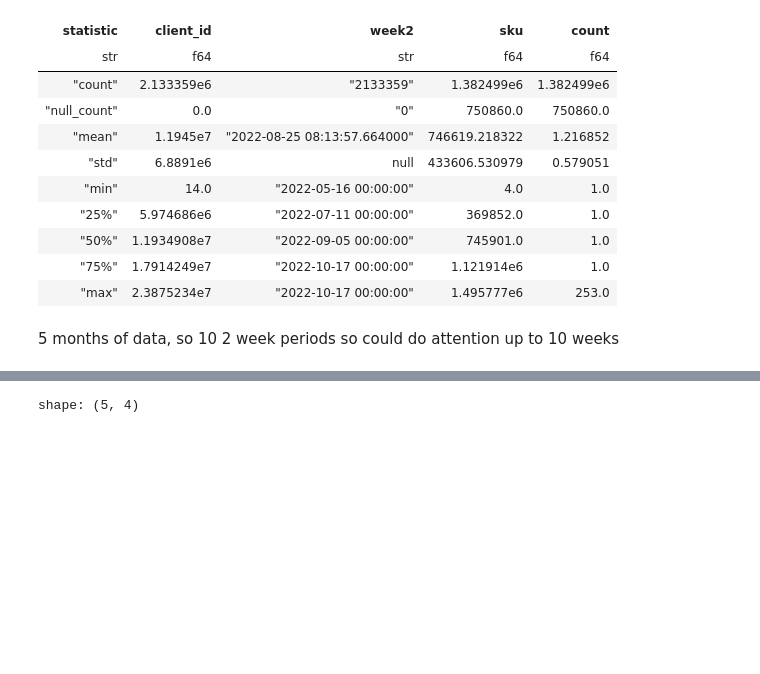
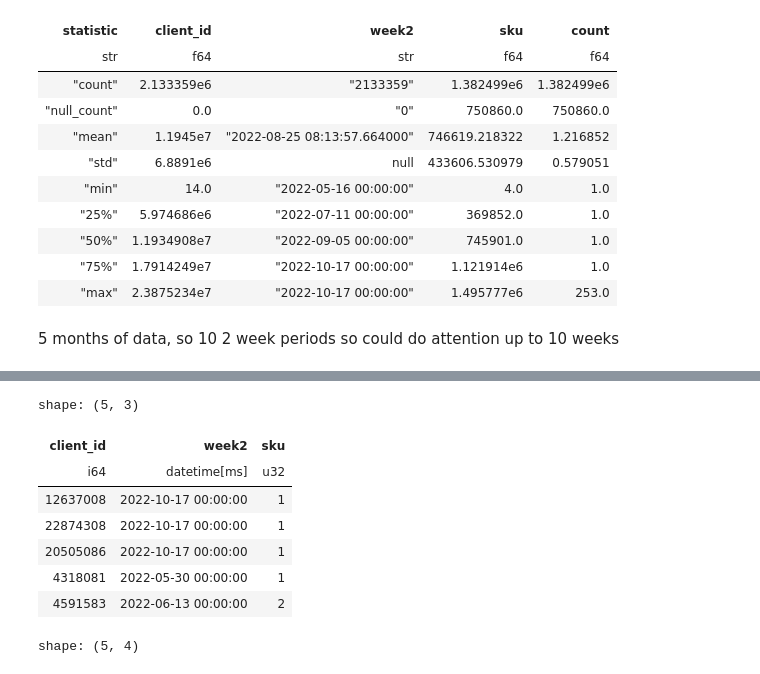
Before and after one commit to seanv507/recsys2025, a Jupyter notebook: analyse.ipynb, the cells around one changed output, grey strips where cells are left out. Drawn from its saved outputs; the diff is of its cells as text; code cells hidden in the pictures; blank space fills up the shorter version.

```diff
--- a/analyse.ipynb
+++ b/analyse.ipynb
@@ -740,4 +777,16 @@ shape: (6, 4)
 | 2022-10-17 00:00:00 | 14121227 | 0 | 0 |
+# %%
+df_train = df_pb_hist.group_by(["client_id","week2"]).agg(pl.col("sku").n_unique()).group_by()
+df_train.head()
+# %% [output]
+shape: (5, 3)
+| client_id | week2 | sku |
+| i64 | datetime[ms] | u32 |
+| 12637008 | 2022-10-17 00:00:00 | 1 |
+| 22874308 | 2022-10-17 00:00:00 | 1 |
+| 20505086 | 2022-10-17 00:00:00 | 1 |
+| 4318081 | 2022-05-30 00:00:00 | 1 |
+| 4591583 | 2022-06-13 00:00:00 | 2 |
 # %%
 df_pb_2w_end.head()
 # %% [output]
```
Also changed, not shown: parts of 7 cells of this notebook.
